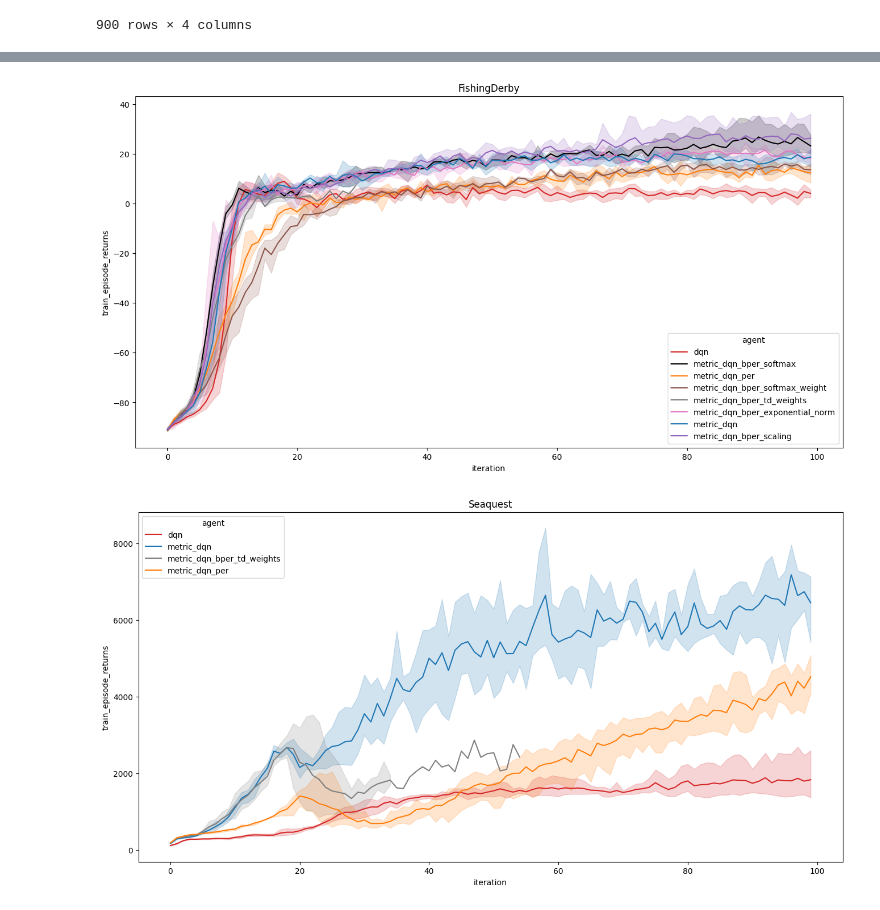
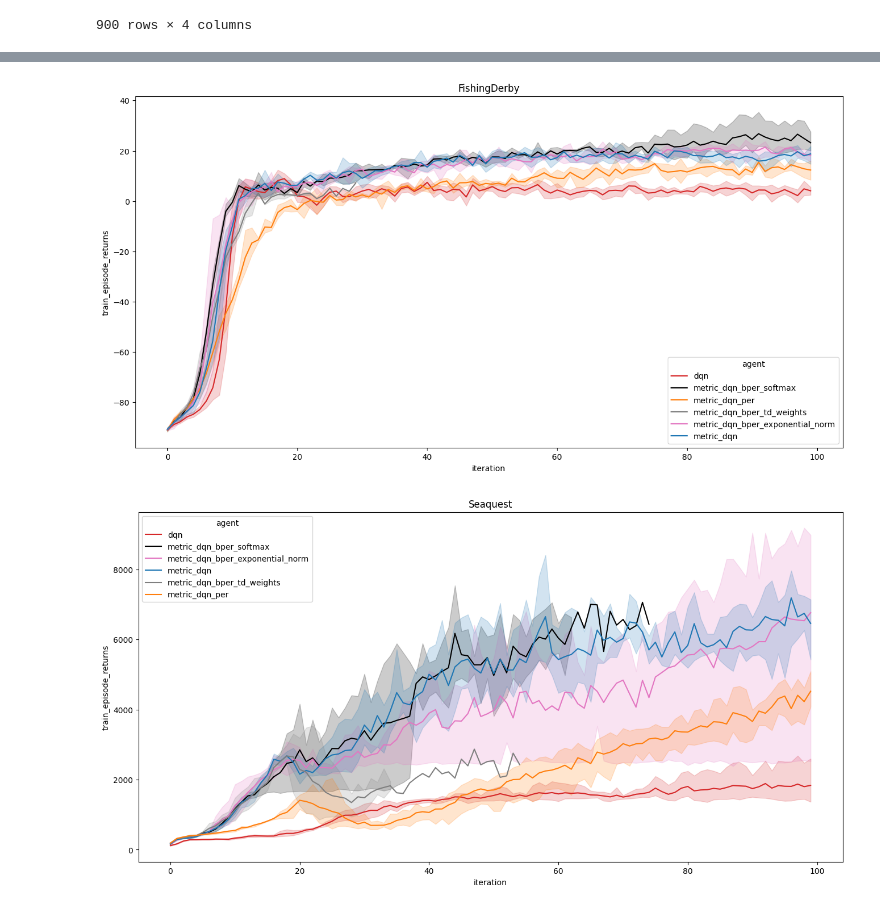
Before and after one commit to ZosoV/bisimulation-PER, a Jupyter notebook: jupyter_notebooks/load_statistics.ipynb, the cells around one changed output, grey strips where cells are left out. Cells and saved outputs as stored; diff of their text form; code cells hidden in the pictures.

```diff
--- a/jupyter_notebooks/load_statistics.ipynb
+++ b/jupyter_notebooks/load_statistics.ipynb
@@ -299,10 +301,11 @@ plot_game(game = game, dataframes = dataframes)
 game = 'FishingDerby'
 results = read_experiment( log_path = f"logs/{game}/",
                      parameter_set= collections.OrderedDict([
-                         ('agent', ["metric_dqn", 'metric_dqn_per',
-                                    "metric_dqn_bper_scaling",
-                                    "metric_dqn_bper_softmax",
-                                    "metric_dqn_bper_softmax_weight",
+                         ('agent', ["metric_dqn",
+                                    'metric_dqn_per',
+                                    # "metric_dqn_bper_scaling",
+                                    'metric_dqn_bper_softmax',
+                                    # 'metric_dqn_bper_softmax_weight',
                                     "metric_dqn_bper_exponential_norm",
                                     "metric_dqn_bper_td_weights"]),
                          ('run_number', ['118398', '711872', '919409']),
@@ -320,34 +323,36 @@ dataframes[game] = dataframes[game].merge(
 # Plot the baselines and my results
 plot_game(game = game, dataframes = dataframes)
 # %% [output]
-[figure, old version]
+[figure, new version]
 # %%
 # NOTE: Synchronize the results from the ssh server before runing the next cell
 
 game = 'Seaquest'
 results = read_experiment( log_path = f"logs/{game}/",
                      parameter_set= collections.OrderedDict([
-                         ('agent', ["metric_dqn", 'metric_dqn_per', 'metric_dqn_bper',
-                                    "metric_dqn_bper_scaling", 'metric_dqn_bper_softmax',
-                                    'metric_dqn_bper_softmax_weight',
+                         ('agent', ["metric_dqn",
+                                    'metric_dqn_per',
+                                    # "metric_dqn_bper_scaling",
+                                    'metric_dqn_bper_softmax',
+                                    # 'metric_dqn_bper_softmax_weight',
                                     "metric_dqn_bper_exponential_norm",
                                     "metric_dqn_bper_td_weights"]),
                          ('run_number', ['118398', '711872', '919409']),
                      ]),
                      job_descriptor='{}/{}',
                      summary_keys=['train_episode_returns'],)
 
 # Load dqn baseline data
 dataframes = load_baselines(load_path = 'outputs/baselines/dqn')
 
 # Merging the new results to the existing data frame
 dataframes[game] = dataframes[game].merge(
     results, how='outer')
 
 # Plot the baselines and my results
 plot_game(game = game, dataframes = dataframes)
 # %% [output]
-[figure, old version]
+[figure, new version]
 # %%
 # NOTE: Synchronize the results from the ssh server before runing the next cell
 
```
Also changed, not shown: parts of 3 cells of this notebook, 1 other file.
